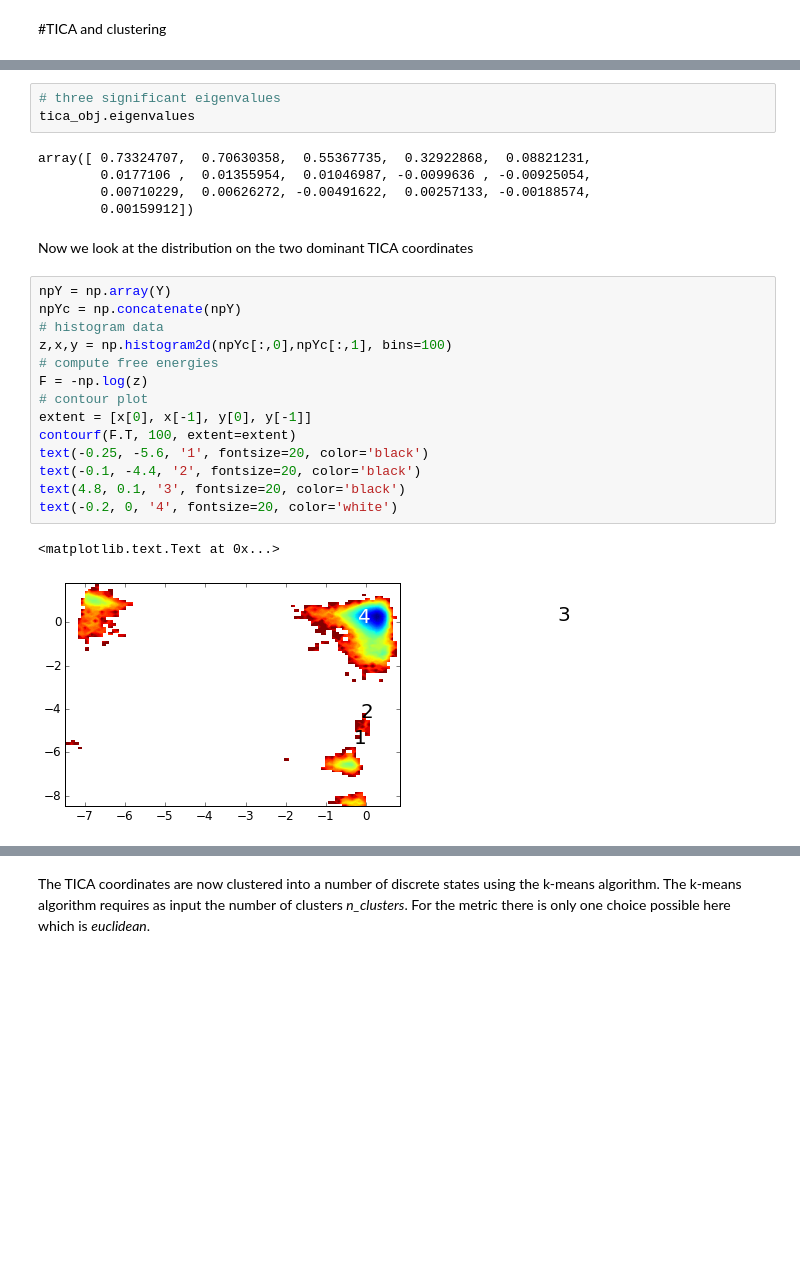
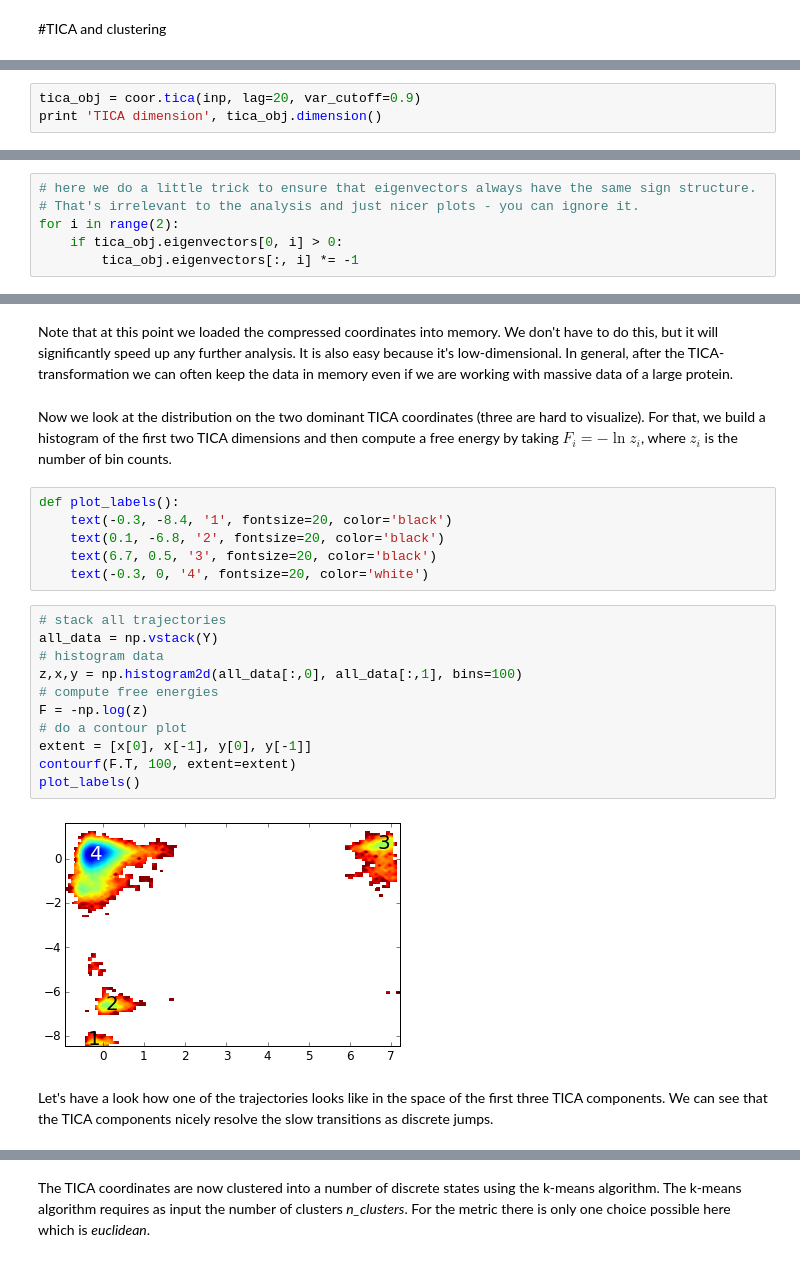
Before and after one commit to markovmodel/PyEMMA_IPython, a Jupyter notebook: md2msm_penta_peptide/md2msm_penta_peptide.ipynb, the cells around one changed output, grey strips where cells are left out. Drawn from its saved outputs; the diff is of its cells as text; blank space fills up the shorter version.

```diff
--- a/md2msm_penta_peptide/md2msm_penta_peptide.ipynb
+++ b/md2msm_penta_peptide/md2msm_penta_peptide.ipynb
@@ -91,0 +77,3 @@ array([ 0.3682124 ,  0.70986172,  0.91980948,  0.9940418 ,  0.99937093,
+# %%
+tica_obj = coor.tica(inp, lag=20, var_cutoff=0.9)
+print 'TICA dimension', tica_obj.dimension()
@@ -91,0 +92,6 @@ array([ 0.3682124 ,  0.70986172,  0.91980948,  0.9940418 ,  0.99937093,
+# %%
+# here we do a little trick to ensure that eigenvectors always have the same sign structure.
+# That's irrelevant to the analysis and just nicer plots - you can ignore it.
+for i in range(2):
+    if tica_obj.eigenvectors[0, i] > 0:
+        tica_obj.eigenvectors[:, i] *= -1
@@ -94,28 +106,27 @@ Y = tica_obj.get_output() # get tica coordinates
-# %%
-# three significant eigenvalues
-tica_obj.eigenvalues
-# %% [output]
-array([ 0.73324707,  0.70630358,  0.55367735,  0.32922868,  0.08821231,
-        0.0177106 ,  0.01355954,  0.01046987, -0.0099636 , -0.00925054,
-        0.00710229,  0.00626272, -0.00491622,  0.00257133, -0.00188574,
-        0.00159912])
-# %% [markdown]
-Now we look at the distribution on the two dominant TICA coordinates
+# %% [markdown]
+Note that at this point we loaded the compressed coordinates into memory. We don't have to do this, but it will significantly speed up any further analysis. It is also easy because it's low-dimensional. In general, after the TICA-transformation we can often keep the data in memory even if we are working with massive data of a large protein.
+# %% [markdown]
+Now we look at the distribution on the two dominant TICA coordinates (three are hard to visualize). For that, we build a histogram of the first two TICA dimensions and then compute a free energy by taking
+$F_i = -\ln z_i$, where $z_i$ is the number of bin counts.
+# %%
+def plot_labels():
+    text(-0.3, -8.4, '1', fontsize=20, color='black')
+    text(0.1, -6.8, '2', fontsize=20, color='black')
+    text(6.7, 0.5, '3', fontsize=20, color='black')
+    text(-0.3, 0, '4', fontsize=20, color='white')
 # %%
-npY = np.array(Y)
-npYc = np.concatenate(npY)
+# stack all trajectories
+all_data = np.vstack(Y)
 # histogram data
-z,x,y = np.histogram2d(npYc[:,0],npYc[:,1], bins=100)
+z,x,y = np.histogram2d(all_data[:,0], all_data[:,1], bins=100)
 # compute free energies
 F = -np.log(z)
-# contour plot
+# do a contour plot
 extent = [x[0], x[-1], y[0], y[-1]]
 contourf(F.T, 100, extent=extent)
-text(-0.25, -5.6, '1', fontsize=20, color='black')
-text(-0.1, -4.4, '2', fontsize=20, color='black')
-text(4.8, 0.1, '3', fontsize=20, color='black')
-text(-0.2, 0, '4', fontsize=20, color='white')
+plot_labels()
 # %% [output]
-<matplotlib.text.Text at 0x...>
-[figure, old version]
+[figure, new version]
+# %% [markdown]
+Let's have a look how one of the trajectories looks like in the space of the first three TICA components. We can see that the TICA components nicely resolve the slow transitions as discrete jumps.
 # %%
```
Also changed, not shown: parts of 41 cells of this notebook, 8 other files.
